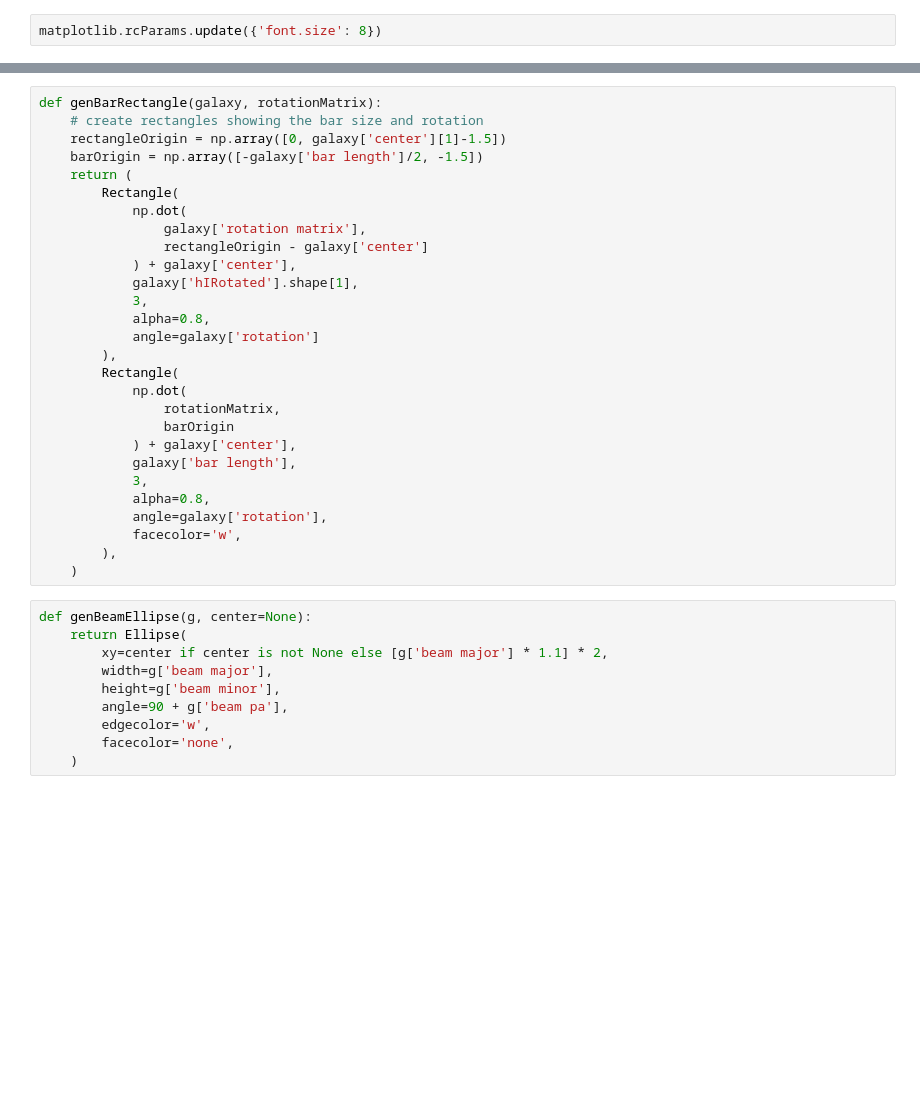
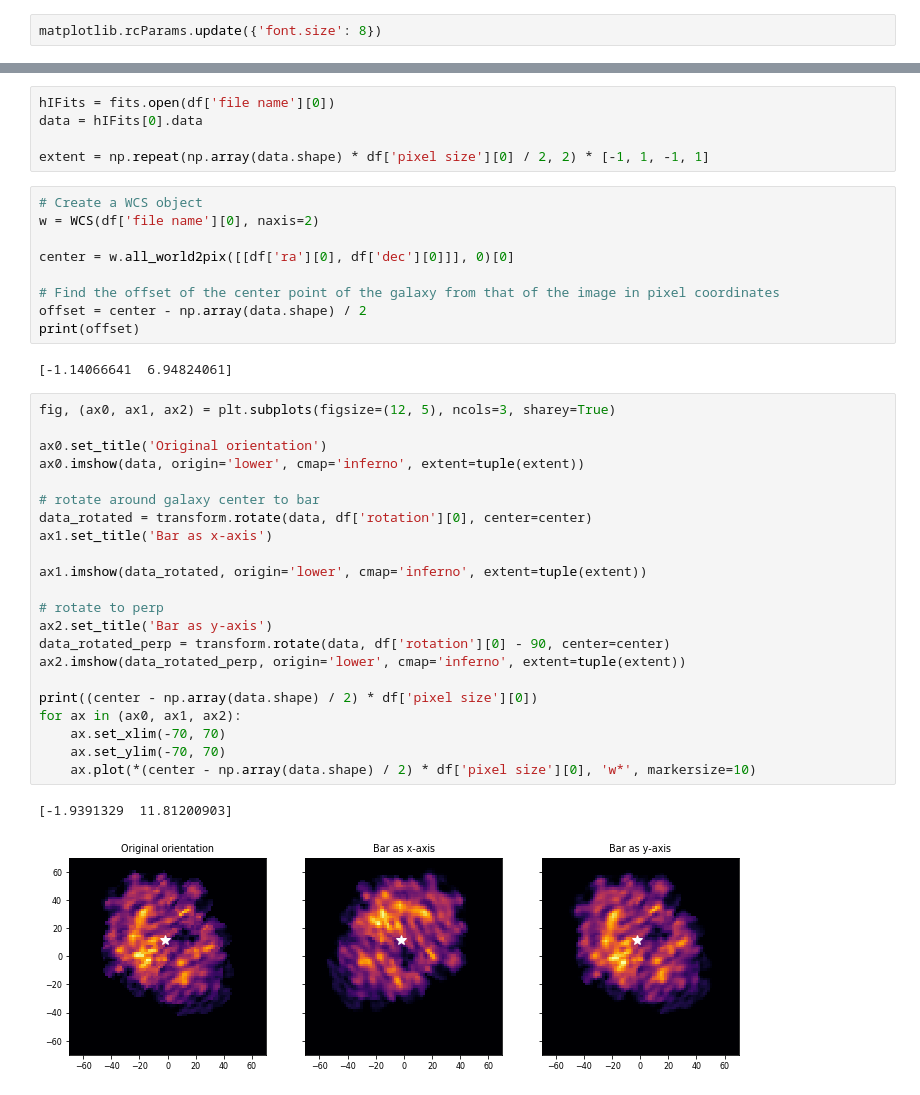
Before and after one commit to tingard/HI-plots-for-Lucy, a Jupyter notebook: sandbox.ipynb, the cells around one changed output, grey strips where cells are left out. Drawn from its saved outputs; the diff is of its cells as text; blank space fills up the shorter version.

```diff
--- a/sandbox.ipynb
+++ b/sandbox.ipynb
@@ -92,38 +45,41 @@ def makeGalaxyObject(galaxy):
-# %%
-def genBarRectangle(galaxy, rotationMatrix):
-    # create rectangles showing the bar size and rotation
-    rectangleOrigin = np.array([0, galaxy['center'][1]-1.5])
-    barOrigin = np.array([-galaxy['bar length']/2, -1.5])
-    return (
-        Rectangle(
-            np.dot(
-                galaxy['rotation matrix'],
-                rectangleOrigin - galaxy['center']
-            ) + galaxy['center'],
-            galaxy['hIRotated'].shape[1],
-            3,
-            alpha=0.8,
-            angle=galaxy['rotation']
-        ),
-        Rectangle(
-            np.dot(
-                rotationMatrix,
-                barOrigin
-            ) + galaxy['center'],
-            galaxy['bar length'],
-            3,
-            alpha=0.8,
-            angle=galaxy['rotation'],
-            facecolor='w',
-        ),
-    )
-# %%
-def genBeamEllipse(g, center=None):
-    return Ellipse(
-        xy=center if center is not None else [g['beam major'] * 1.1] * 2,
-        width=g['beam major'],
-        height=g['beam minor'],
-        angle=90 + g['beam pa'],
-        edgecolor='w',
-        facecolor='none',
-    )
+# %%
+hIFits = fits.open(df['file name'][0])
+data = hIFits[0].data
+
+extent = np.repeat(np.array(data.shape) * df['pixel size'][0] / 2, 2) * [-1, 1, -1, 1]
+# %%
+# Create a WCS object
+w = WCS(df['file name'][0], naxis=2)
+
+center = w.all_world2pix([[df['ra'][0], df['dec'][0]]], 0)[0]
+
+# Find the offset of the center point of the galaxy from that of the image in pixel coordinates
+offset = center - np.array(data.shape) / 2
+print(offset)
+# %% [output]
+[-1.14066641  6.94824061]
+# %%
+fig, (ax0, ax1, ax2) = plt.subplots(figsize=(12, 5), ncols=3, sharey=True)
+
+ax0.set_title('Original orientation')
+ax0.imshow(data, origin='lower', cmap='inferno', extent=tuple(extent))
+
+# rotate around galaxy center to bar
+data_rotated = transform.rotate(data, df['rotation'][0], center=center)
+ax1.set_title('Bar as x-axis')
+
+ax1.imshow(data_rotated, origin='lower', cmap='inferno', extent=tuple(extent))
+
+# rotate to perp
+ax2.set_title('Bar as y-axis')
+data_rotated_perp = transform.rotate(data, df['rotation'][0] - 90, center=center)
+ax2.imshow(data_rotated_perp, origin='lower', cmap='inferno', extent=tuple(extent))
+
+print((center - np.array(data.shape) / 2) * df['pixel size'][0])
+for ax in (ax0, ax1, ax2):
+    ax.set_xlim(-70, 70)
+    ax.set_ylim(-70, 70)
+    ax.plot(*(center - np.array(data.shape) / 2) * df['pixel size'][0], 'w*', markersize=10)
+# %% [output]
+[-1.9391329  11.81200903]
+[figure, added]
```
Also changed, not shown: parts of 6 cells of this notebook, 4 other files.
